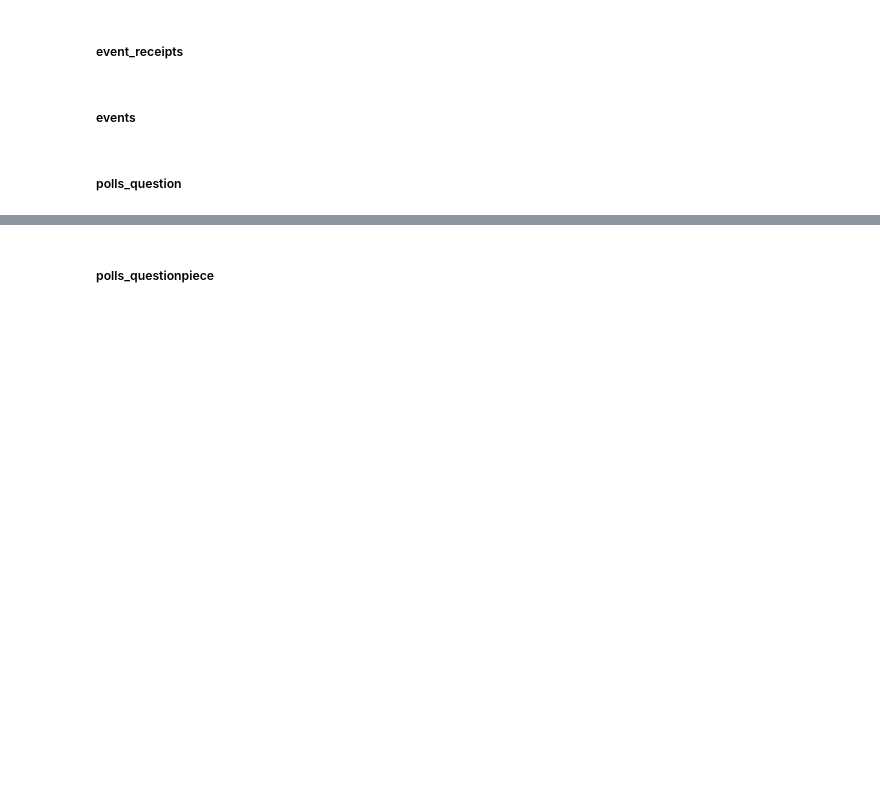
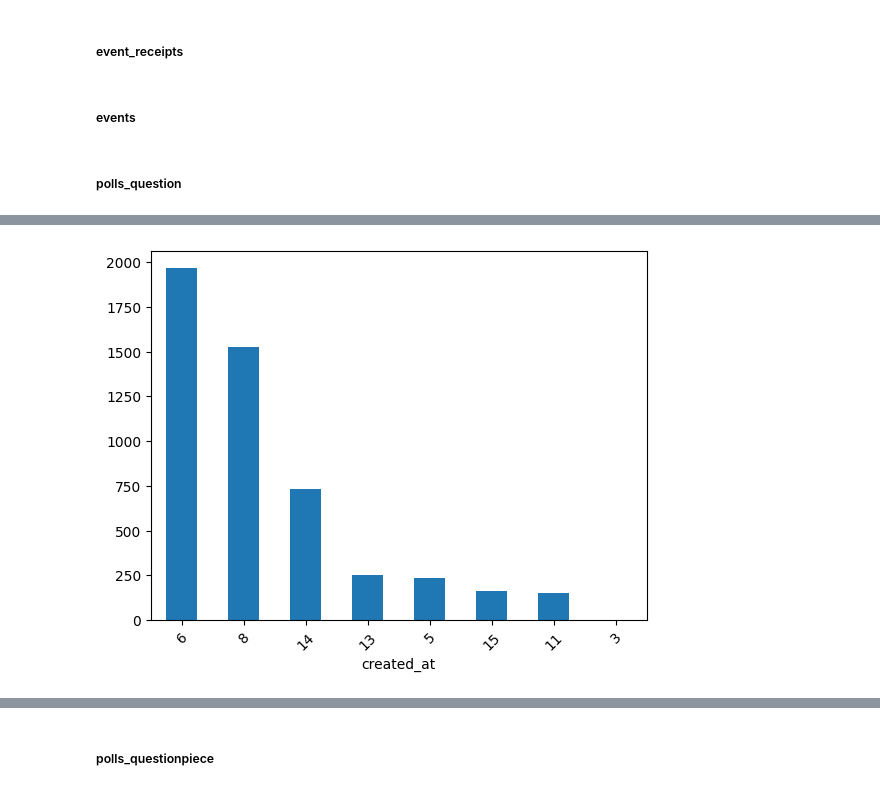
Before and after one commit to goodnews724/sprint_final_project, a Jupyter notebook: notebooks/jaemun.ipynb, the cells around one changed output, grey strips where cells are left out. Drawn from its saved outputs; the diff is of its cells as text; code cells hidden in the pictures; blank space fills up the shorter version.

```diff
--- a/notebooks/jaemun.ipynb
+++ b/notebooks/jaemun.ipynb
@@ -94,3 +127,5 @@ events = pd.read_parquet('gs://sprintda05_final_project/votes/events.parquet', e
 ##### polls_question
 # %%
 polls_question = pd.read_parquet('gs://sprintda05_final_project/votes/polls_question.parquet', engine='pyarrow')
+# %%
+hour = polls_question['created_at'].dt.hour
@@ -96,0 +150,6 @@ polls_question = pd.read_parquet('gs://sprintda05_final_project/votes/polls_ques
+# %%
+hour.value_counts().plot(kind='bar')
+plt.xticks(rotation=45)
+plt.show()
+# %% [output]
+[figure, added]
```
Also changed, not shown: parts of 9 cells of this notebook.
